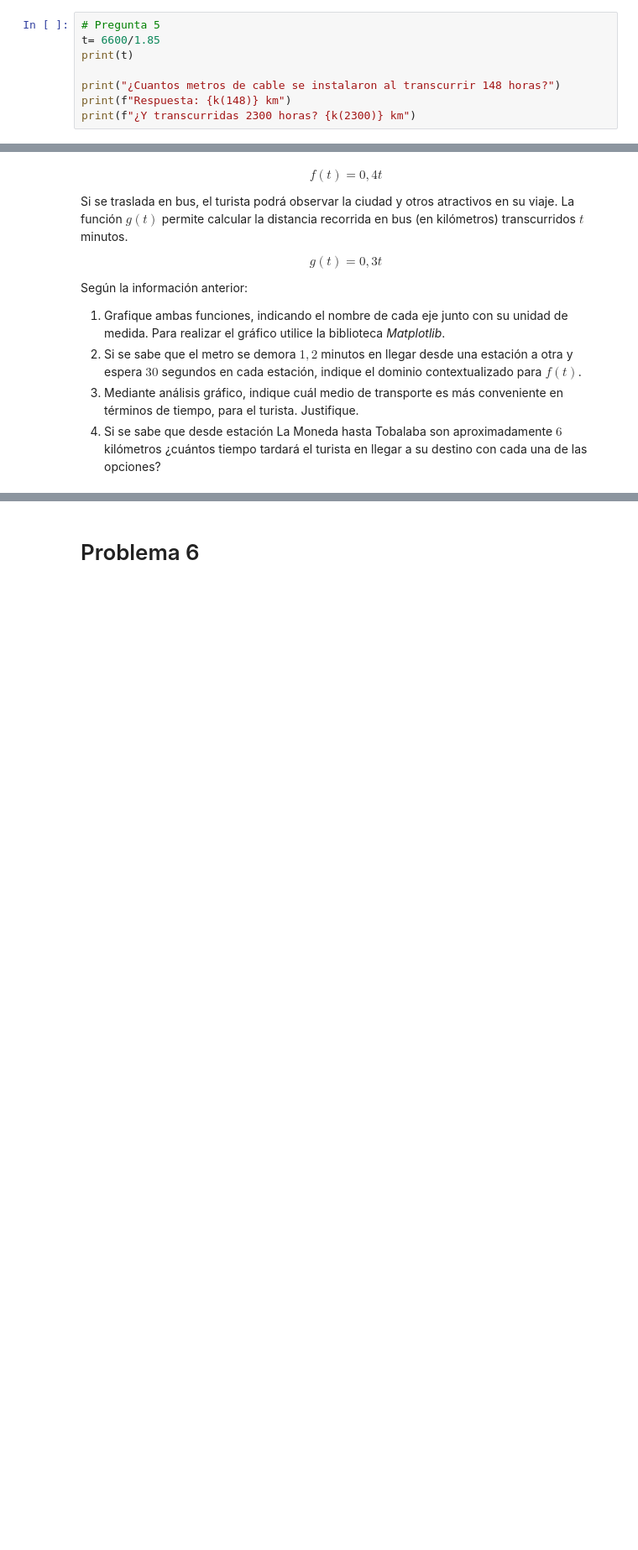
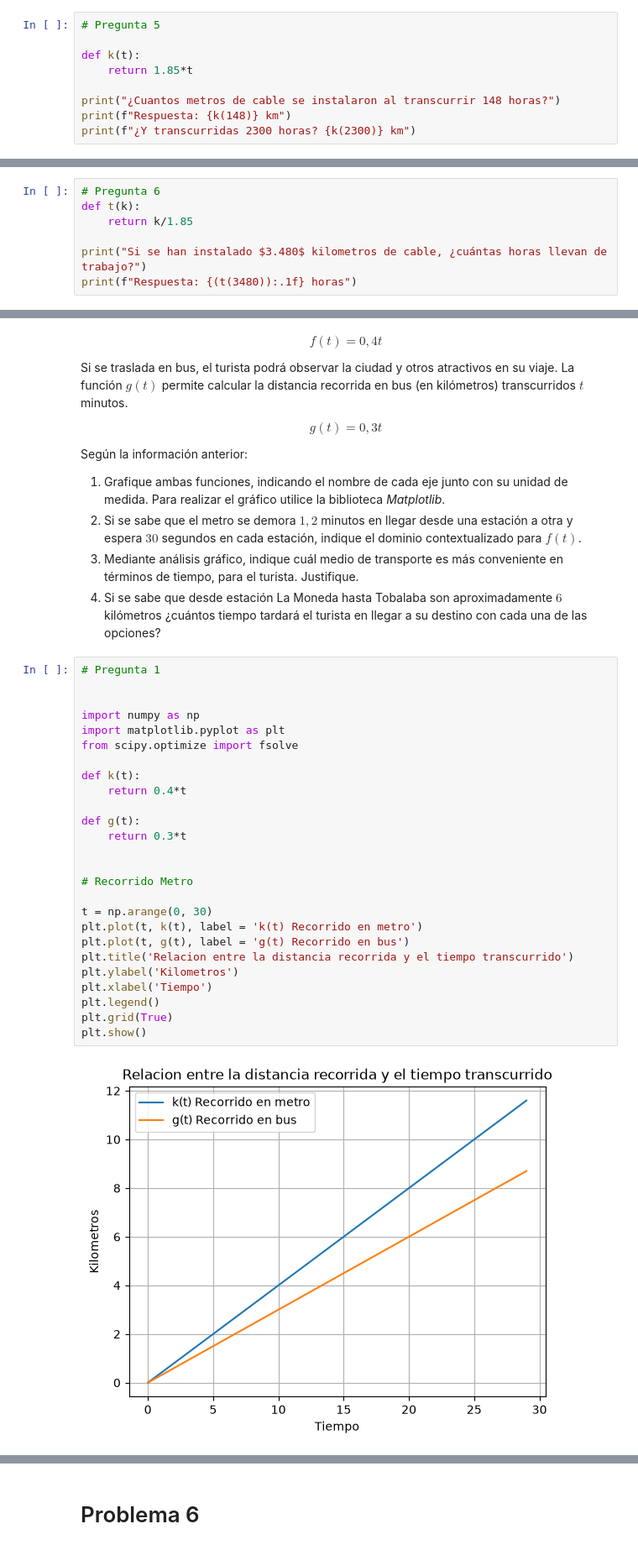
Before and after one commit to LemonHum4n/EjerciciosDuoc, a Jupyter notebook: 2026/Matematicas Aplicadas/0818/G1_Funciones.ipynb, the cells around one changed output, grey strips where cells are left out. Shown at 84% size. Drawn from its saved outputs; the diff is of its cells as text; blank space fills up the shorter version.

```diff
--- a/2026/Matematicas Aplicadas/0818/G1_Funciones.ipynb
+++ b/2026/Matematicas Aplicadas/0818/G1_Funciones.ipynb
@@ -77,7 +80,8 @@ plt.show()
 # %%
 # Pregunta 5
-t= 6600/1.85
-print(t)
+
+def k(t):
+    return 1.85*t
 
 print("¿Cuantos metros de cable se instalaron al transcurrir 148 horas?")
 print(f"Respuesta: {k(148)} km")
@@ -87,3 +90,10 @@ print(f"¿Y transcurridas 2300 horas? {k(2300)} km")
 ¿Cuantos metros de cable se instalaron al transcurrir 148 horas?
 Respuesta: 273.8 km
 ¿Y transcurridas 2300 horas? 4255.0 km
+# %%
+# Pregunta 6
+def t(k):
+    return k/1.85
+
+print("Si se han instalado $3.480$ kilometros de cable, ¿cuántas horas llevan de trabajo?")
+print(f"Respuesta: {(t(3480)):.1f} horas")
@@ -106,3 +121,31 @@ Según la información anterior:
 2.  Si se sabe que el metro se demora $1,2$ minutos en llegar desde una estación a otra y espera $30$ segundos en cada estación, indique el dominio contextualizado para $f(t)$.
 3. Mediante análisis gráfico, indique cuál medio de transporte es más conveniente en términos de tiempo, para el turista. Justifique.
 4.  Si se sabe que desde estación La Moneda hasta Tobalaba son aproximadamente $6$ kilómetros ¿cuántos tiempo tardará el turista en llegar a su destino con cada una de las opciones?
+# %%
+# Pregunta 1
+
+
+import numpy as np
+import matplotlib.pyplot as plt
+from scipy.optimize import fsolve
+
+def k(t):
+    return 0.4*t
+
+def g(t):
+    return 0.3*t
+
+
+# Recorrido Metro
+
+t = np.arange(0, 30)
+plt.plot(t, k(t), label = 'k(t) Recorrido en metro')
+plt.plot(t, g(t), label = 'g(t) Recorrido en bus')
+plt.title('Relacion entre la distancia recorrida y el tiempo transcurrido')
+plt.ylabel('Kilometros')
+plt.xlabel('Tiempo')
+plt.legend()
+plt.grid(True)
+plt.show()
+# %% [output]
+[figure, added]
```
Also changed, not shown: parts of 17 cells of this notebook.
